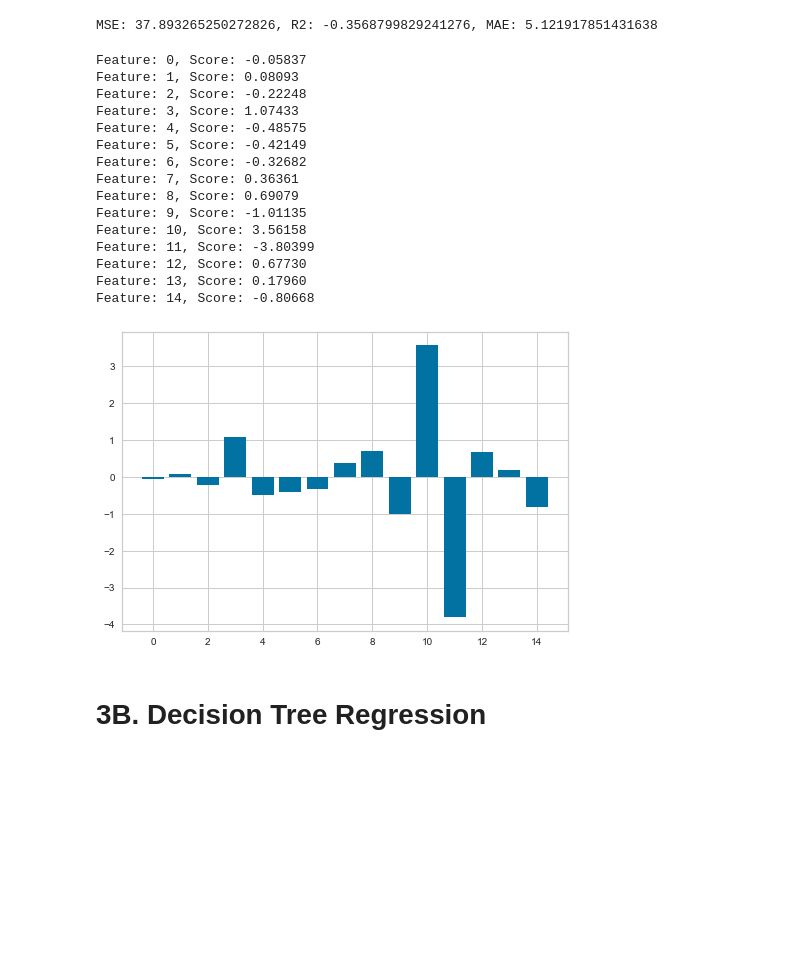
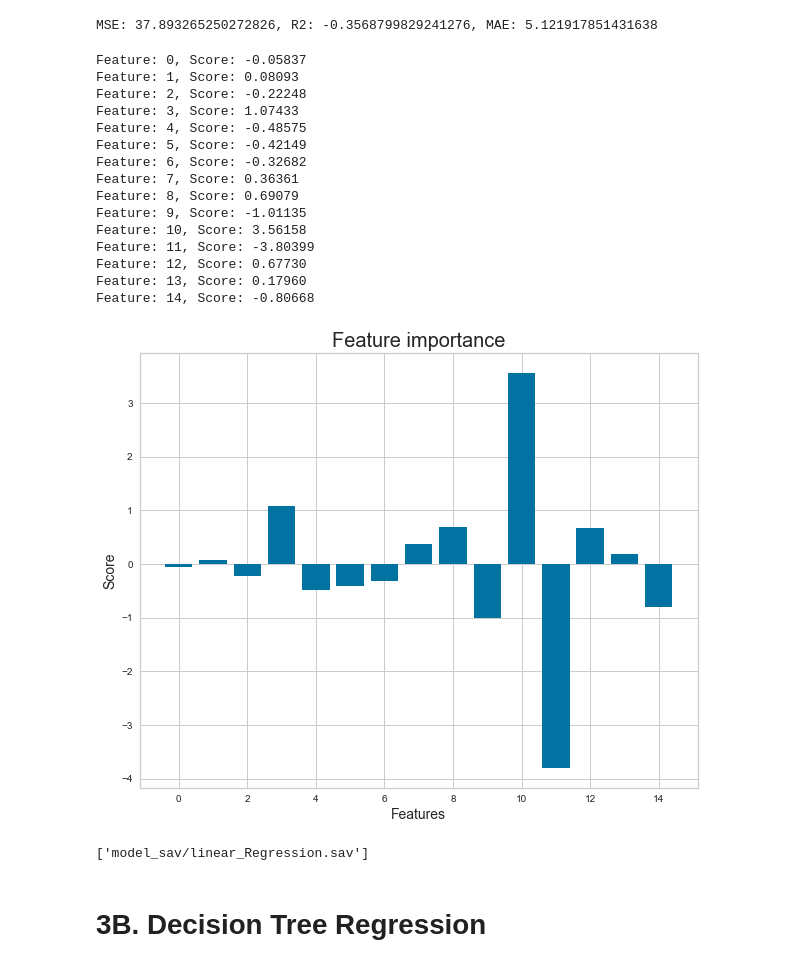
Before and after one commit to ermiasgelaye/Mental-Health-Predictor, a Jupyter notebook: machine_learning_analysis.ipynb, the cells around one changed output. Saved outputs shown, nothing was run; the diff lists cells and outputs as text; code cells hidden in the pictures; blank space fills up the shorter version.

```diff
--- a/machine_learning_analysis.ipynb
+++ b/machine_learning_analysis.ipynb
@@ -368,29 +381,41 @@ MSE: 37.893265250272826, R2: -0.3568799829241276, MAE: 5.121917851431638
 # %%
 # get importance
 importance = model.coef_[0]
 # summarize feature importance
 for i,v in enumerate(importance):
     print('Feature: %0d, Score: %.5f' % (i,v))
 # plot feature importance
+plt.figure(figsize=(10, 8))
 pyplot.bar([x for x in range(len(importance))], importance)
+# Plot the data
+plt.xlabel("Features",fontsize = 14)
+plt.ylabel("Score",fontsize = 14)
+plt.title("Feature Importance",fontsize = 20)
+plt.savefig("static/images/Linear_re_importance.png", bbox_inches = "tight")
 pyplot.show()
 # %% [output]
 Feature: 0, Score: -0.05837
 Feature: 1, Score: 0.08093
 Feature: 2, Score: -0.22248
 Feature: 3, Score: 1.07433
 Feature: 4, Score: -0.48575
 Feature: 5, Score: -0.42149
 Feature: 6, Score: -0.32682
 Feature: 7, Score: 0.36361
 Feature: 8, Score: 0.69079
 Feature: 9, Score: -1.01135
 Feature: 10, Score: 3.56158
 Feature: 11, Score: -3.80399
 Feature: 12, Score: 0.67730
 Feature: 13, Score: 0.17960
 Feature: 14, Score: -0.80668
-[figure, old version]
+[figure, new version]
+# %%
+# Save the Model
+filename = 'model_sav/linear_Regression.sav'
+joblib.dump(model, filename)
+# %% [output]
+['model_sav/linear_Regression.sav']
 # %% [markdown]
 # 3B. Decision Tree Regression
 # %%
```
Also changed, not shown: parts of 30 cells of this notebook, 24 other files.
